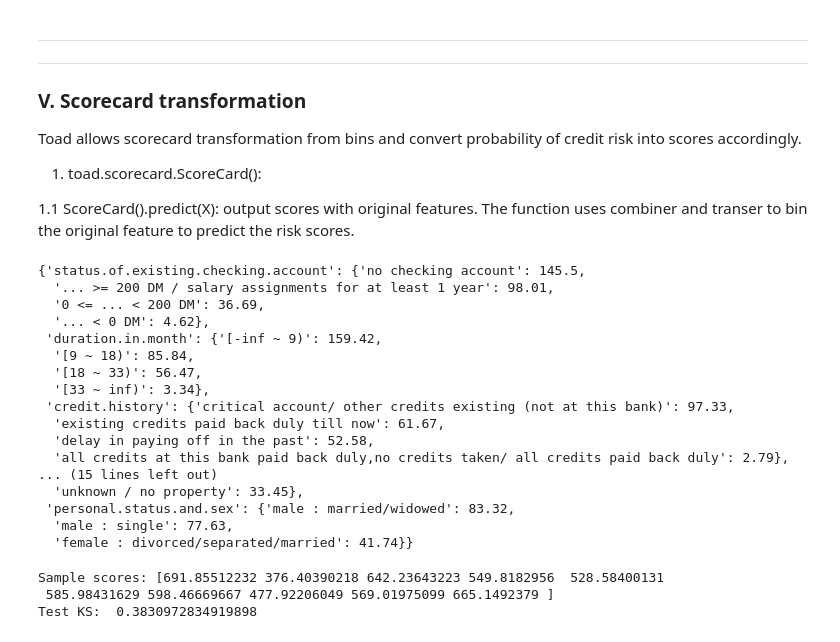
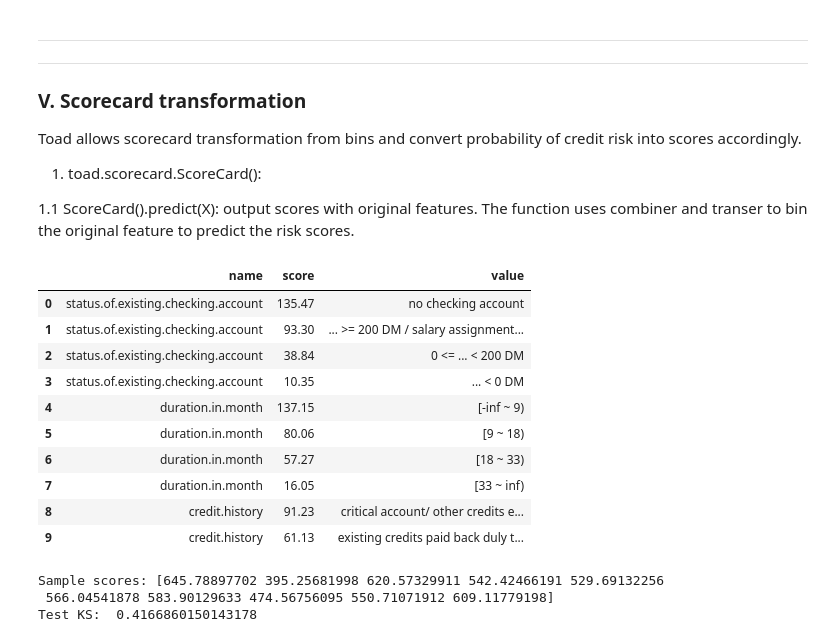
Before and after one commit to amphibian-dev/toad, a Jupyter notebook: docs/source/tutorial.ipynb, the cells around one changed output. Cells and saved outputs as stored; diff of their text form; code cells hidden in the pictures.

Commit message:
Modify Scorecard and Stepwise Tutorial

```diff
--- a/docs/source/tutorial.ipynb
+++ b/docs/source/tutorial.ipynb
@@ -360,34 +357,29 @@ Toad allows scorecard transformation from bins and convert probability of credit
 # %%
 # Step 1: alignment for combiner and WOETransformer
 transer.fit_transform(final_data,final_data['creditability'],exclude='creditability')
 
-# Step 2: send combiner, transer, and model to scorecard
-card = toad.scorecard.ScoreCard(combiner = combiner, transer = transer, model = lr)
-card.export() # output the scorecard details
+# Step 2: send combiner, transer, and LR parameters to scorecard
+card = toad.scorecard.ScoreCard(combiner = combiner, transer = transer , C = 0.1)
+card.fit(Xtr, Ytr)
+card.export(to_frame = True,).head(10) # output the scorecard details
 # %% [output]
-{'status.of.existing.checking.account': {'no checking account': 145.5,
-  '... >= 200 DM / salary assignments for at least 1 year': 98.01,
-  '0 <= ... < 200 DM': 36.69,
-  '... < 0 DM': 4.62},
- 'duration.in.month': {'[-inf ~ 9)': 159.42,
-  '[9 ~ 18)': 85.84,
-  '[18 ~ 33)': 56.47,
-  '[33 ~ inf)': 3.34},
- 'credit.history': {'critical account/ other credits existing (not at this bank)': 97.33,
-  'existing credits paid back duly till now': 61.67,
-  'delay in paying off in the past': 52.58,
-  'all credits at this bank paid back duly,no credits taken/ all credits paid back duly': 2.79},
-... (15 lines left out)
-  'unknown / no property': 33.45},
- 'personal.status.and.sex': {'male : married/widowed': 83.32,
-  'male : single': 77.63,
-  'female : divorced/separated/married': 41.74}}
+|  | name | score | value |
+| 0 | status.of.existing.checking.account | 135.47 | no checking account |
+| 1 | status.of.existing.checking.account | 93.30 | ... >= 200 DM / salary assignment... |
+| 2 | status.of.existing.checking.account | 38.84 | 0 <= ... < 200 DM |
+| 3 | status.of.existing.checking.account | 10.35 | ... < 0 DM |
+| 4 | duration.in.month | 137.15 | [-inf ~ 9) |
+| 5 | duration.in.month | 80.06 | [9 ~ 18) |
+| 6 | duration.in.month | 57.27 | [18 ~ 33) |
+| 7 | duration.in.month | 16.05 | [33 ~ inf) |
+| 8 | credit.history | 91.23 | critical account/ other credits e... |
+| 9 | credit.history | 61.13 | existing credits paid back duly t... |
 # %%
 # Step 3: predict scores
 pred_scores = card.predict(data_ts)
 print('Sample scores:',pred_scores[:10])
 print('Test KS: ',KS(pred_scores, data_ts['creditability']))
 # %% [output]
-Sample scores: [691.85512232 376.40390218 642.23643223 549.8182956  528.58400131
- 585.98431629 598.46669667 477.92206049 569.01975099 665.1492379 ]
-Test KS:  0.3830972834919898
+Sample scores: [645.78897702 395.25681998 620.57329911 542.42466191 529.69132256
+ 566.04541878 583.90129633 474.56756095 550.71071912 609.11779198]
+Test KS:  0.4166860150143178
```
Also changed, not shown: parts of 4 cells of this notebook.
